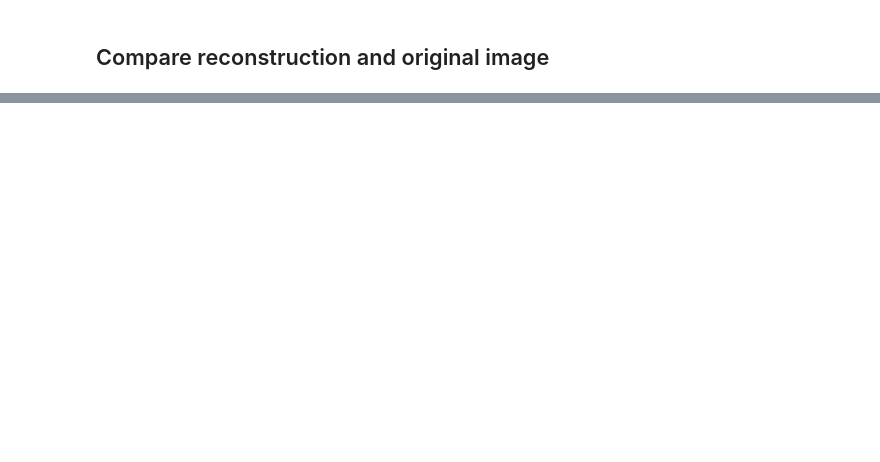
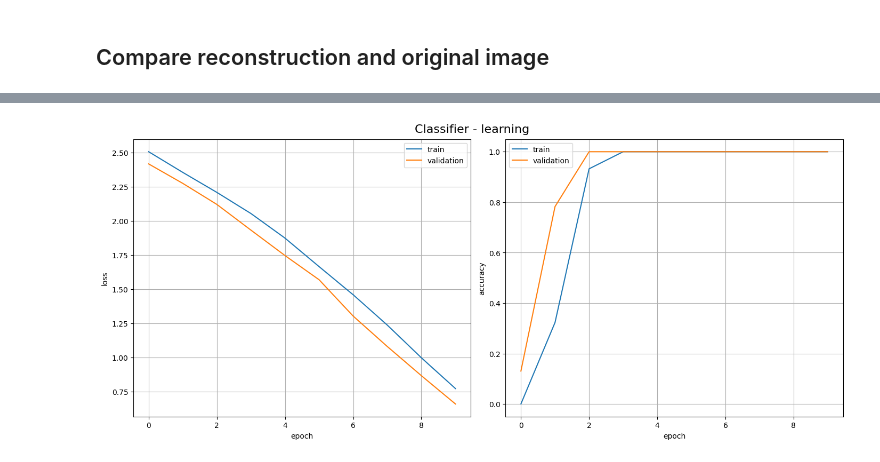
Before and after one commit to RasmusML/generative-models-for-phenotypic-profiling, a Jupyter notebook: playground_andrea.ipynb, the cells around one changed output, grey strips where cells are left out. Cells and saved outputs as stored; diff of their text form; code cells hidden in the pictures; blank space fills up the shorter version.

```diff
--- a/playground_andrea.ipynb
+++ b/playground_andrea.ipynb
@@ -174,0 +281,20 @@ plot_image(clip_image_to_zero_one(x_reconstruction))
+# %%
+# VAE
+image_shape = np.array([3, 68, 68])
+latent_features = 256
+vae = CytoVariationalAutoencoder(image_shape, latent_features) # @TODO: load trained parameters
+vae.eval()
+
+# Classifier
+N_classes = len(mapping)
+classifier = NeuralNetwork(N_classes).to(device)
+
+# Training
+loss_fn = nn.CrossEntropyLoss()
+optimizer = torch.optim.SGD(classifier.parameters(), lr=1e-2)
+
+num_epochs = 10
+batch_size = 32
+# %%
+def count_num_correct(y_pred, y_true):
+    return torch.sum(y_pred == y_true).item()
@@ -174,0 +393,24 @@ plot_image(clip_image_to_zero_one(x_reconstruction))
+# %%
+def plot_classifier_performance(train_loss, train_accuracy, validation_loss, validation_accuracy):
+    fig, axs = plt.subplots(1, 2, figsize=(14,6), constrained_layout = True)
+    fig.suptitle("Classifier - learning", fontsize=16)
+
+    ax1 = axs[0]
+    ax1.grid()
+    ax1.plot(train_loss)
+    ax1.plot(validation_loss)
+    ax1.legend(["train", "validation"])
+    ax1.set_ylabel("loss")
+    ax1.set_xlabel("epoch")
+
+    ax2 = axs[1]
+    ax2.grid()
+    ax2.plot(train_accuracy)
+    ax2.plot(validation_accuracy)
+    ax2.legend(["train", "validation"])
+    ax2.set_ylabel("accuracy")
+    ax2.set_xlabel("epoch")
+# %%
+plot_classifier_performance(train_loss, train_accuracy, validation_loss, validation_accuracy)
+# %% [output]
+[figure, added]
```
Also changed, not shown: parts of 38 cells of this notebook.
